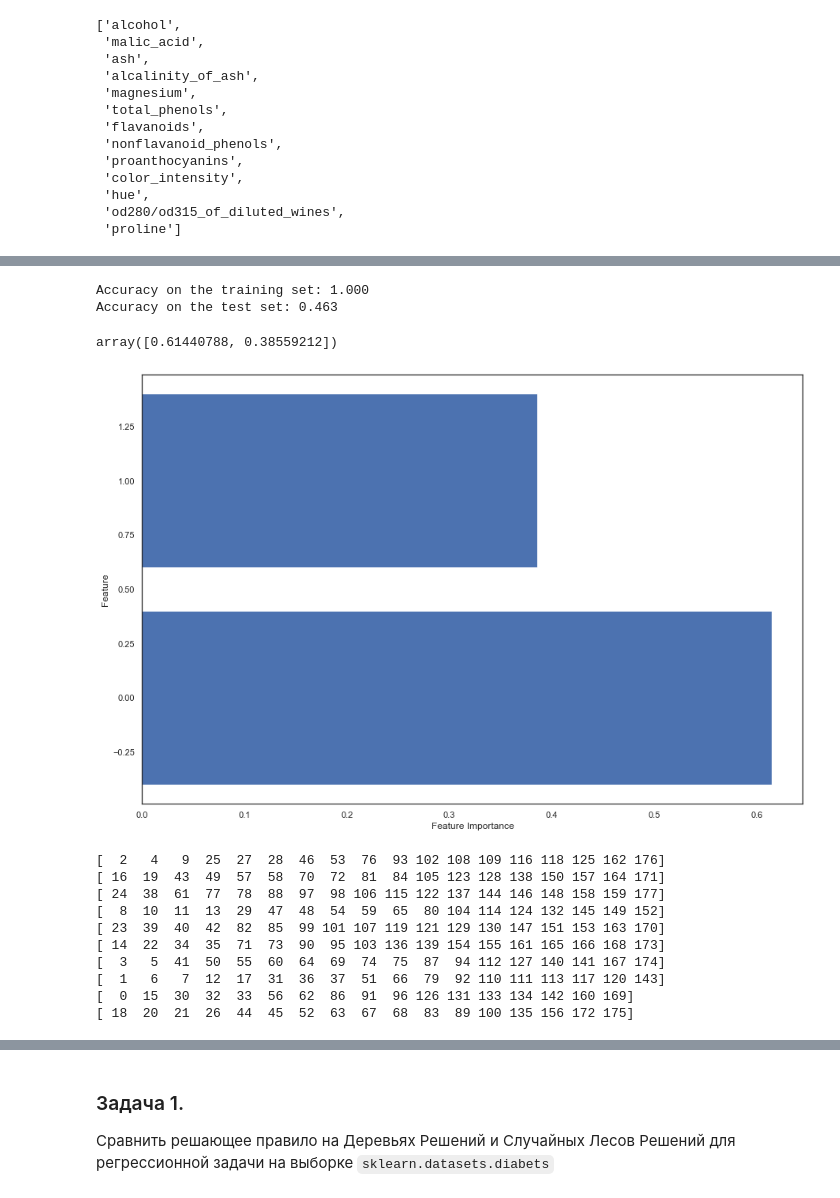
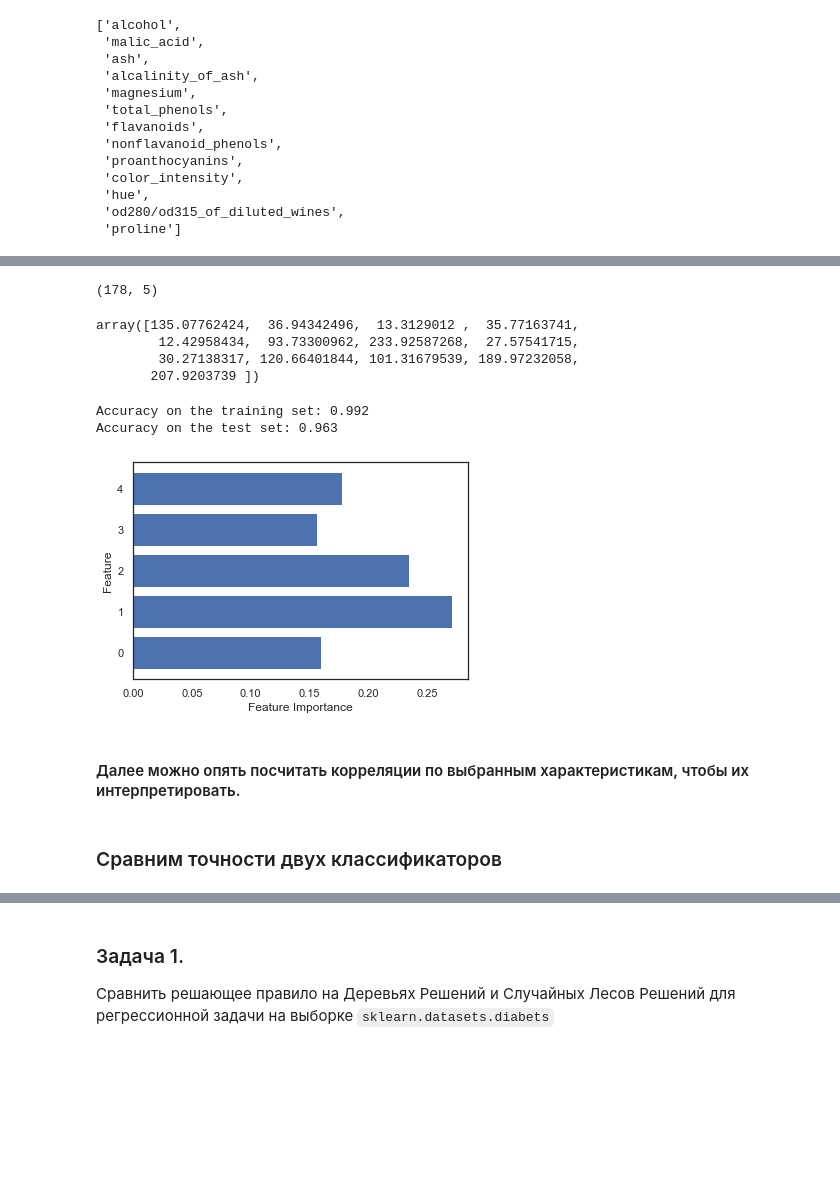
Before and after one commit to kondratevakate/machine-learning-with-love, a Jupyter notebook: 05_rfc/05_random_forest_solved.ipynb, the cells around one changed output, grey strips where cells are left out. Drawn from its saved outputs; the diff is of its cells as text; code cells hidden in the pictures; blank space fills up the shorter version.

```diff
--- a/05_rfc/05_random_forest_solved.ipynb
+++ b/05_rfc/05_random_forest_solved.ipynb
@@ -210,15 +197,3 @@ DecisionTreeClassifier(class_weight=None, criterion='gini', max_depth=None,
 # %% [markdown]
 Выбор критерия:
     http://www.machinelearning.ru/wiki/images/8/89/Sem3_trees.pdf
-# %%
-plt.rcParams['figure.figsize'] = (15,10)
-xx = np.linspace(0,1,50)
-plt.plot(xx, [2 * x * (1-x) for x in xx], label='gini')
-plt.plot(xx, [4 * x * (1-x) for x in xx], label='2*gini')
-plt.plot(xx, [-x * np.log2(x) - (1-x) * np.log2(1 - x)  for x in xx], label='entropy')
-plt.plot(xx, [1 - max(x, 1-x) for x in xx], label='missclass')
-plt.plot(xx, [2 - 2 * max(x, 1-x) for x in xx], label='2*missclass')
-plt.xlabel('p+')
-plt.ylabel('criterion')
-plt.title('Критерии качества как функции от p+ (бинарная классификация)')
-plt.legend();
@@ -471,47 +434,45 @@ wine.feature_names
+# %%
+skb = SelectKBest(k = 5)
+
+X = skb.fit_transform(wine.data, wine.target)
+# %%
+X.shape
+# %% [output]
+(178, 5)
+# %%
+skb.scores_ # скоры каждой фичи по F-статистике
+# %% [output]
+array([135.07762424,  36.94342496,  13.3129012 ,  35.77163741,
+        12.42958434,  93.73300962, 233.92587268,  27.57541715,
+        30.27138317, 120.66401844, 101.31679539, 189.97232058,
+       207.9203739 ])
+# %%
+X_train, X_test, y_train, y_test = train_test_split(X, wine.target, test_size=0.3, random_state=42, stratify=wine.target)
 # %%
-X_train = pd.DataFrame(X_train)
-X_train = X_train[X_train.columns[:2]]
-X_test = pd.DataFrame(X_test)
-X_test = X_test[X_test.columns[:2]]
-dtc = DecisionTreeClassifier(random_state=42)
-dtc.fit(X_train, y_train)
+rfc = RandomForestClassifier(random_state=42)
+rfc.fit(X_train, y_train)
 
-print('Accuracy on the training set: {:.3f}'.format(dtc.score(X_train,y_train)))
-print('Accuracy on the test set: {:.3f}'.format(dtc.score(X_test,y_test)))
+print('Accuracy on the training set: {:.3f}'.format(rfc.score(X_train,y_train)))
+print('Accuracy on the test set: {:.3f}'.format(rfc.score(X_test,y_test)))
 # %% [output]
-Accuracy on the training set: 1.000
-Accuracy on the test set: 0.463
+Accuracy on the training set: 0.992
+Accuracy on the test set: 0.963
-# %%
-dtc.feature_importances_
-# %% [output]
-array([0.61440788, 0.38559212])
 # %%
 #Feature Importance
 n_feature = X_train.shape[1]
-plt.barh(range(n_feature), dtc.feature_importances_, align='center')
+plt.barh(range(n_feature), rfc.feature_importances_, align='center')
 #plt.yticks(np.arange(n_feature), X_train.columns)
 plt.xlabel('Feature Importance')
 plt.ylabel('Feature')
 plt.show()
 # %% [output]
-[figure, old version]
+[figure, new version]
+# %% [markdown]
+#### Далее можно опять посчитать корреляции по выбранным характеристикам, чтобы их интерпретировать.
+# %% [markdown]
+###   Сравним точности двух классификаторов
 # %%
 from sklearn.model_selection import KFold
-# %%
-kfold = KFold(n_splits = 10, shuffle= True)
-for train_index, test_index in kfold.split(X, y):
-    print(test_index)
-# %% [output]
-[  2   4   9  25  27  28  46  53  76  93 102 108 109 116 118 125 162 176]
-[ 16  19  43  49  57  58  70  72  81  84 105 123 128 138 150 157 164 171]
-[ 24  38  61  77  78  88  97  98 106 115 122 137 144 146 148 158 159 177]
-[  8  10  11  13  29  47  48  54  59  65  80 104 114 124 132 145 149 152]
-[ 23  39  40  42  82  85  99 101 107 119 121 129 130 147 151 153 163 170]
-[ 14  22  34  35  71  73  90  95 103 136 139 154 155 161 165 166 168 173]
-[  3   5  41  50  55  60  64  69  74  75  87  94 112 127 140 141 167 174]
-[  1   6   7  12  17  31  36  37  51  66  79  92 110 111 113 117 120 143]
-[  0  15  30  32  33  56  62  86  91  96 126 131 133 134 142 160 169]
-[ 18  20  21  26  44  45  52  63  67  68  83  89 100 135 156 172 175]
 # %%
 i = 0
 list_ = []
```
Also changed, not shown: parts of 77 cells of this notebook, 4 other files.
